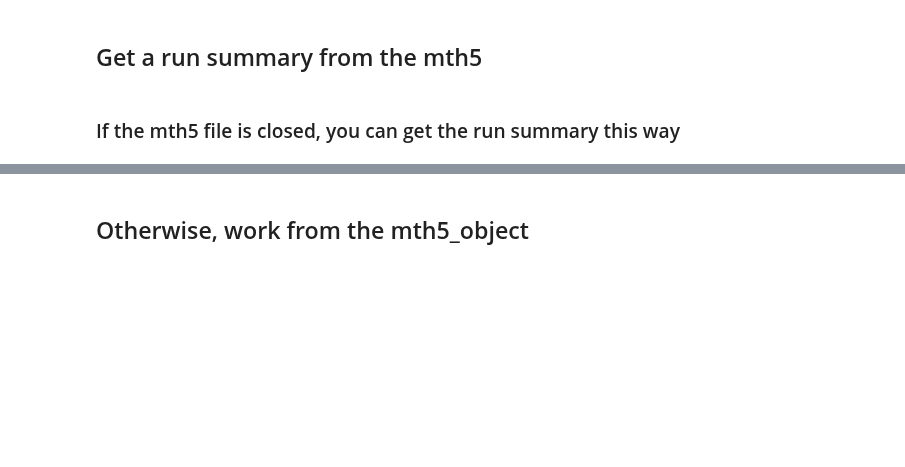
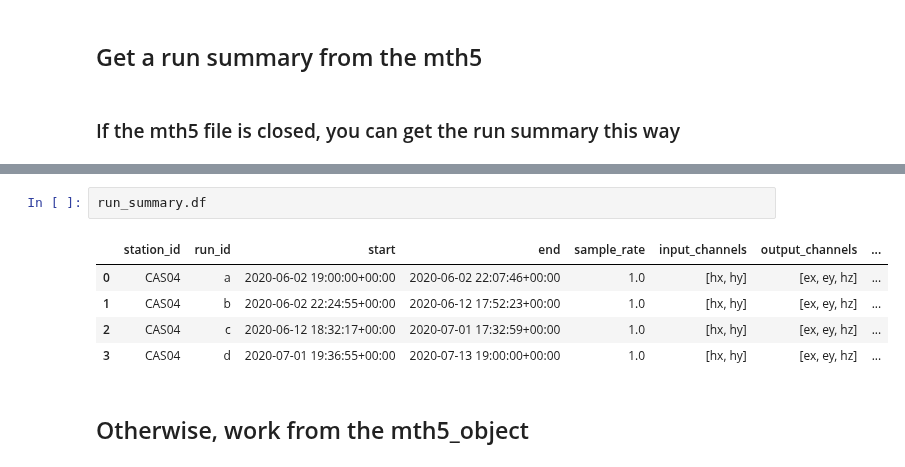
Before and after one commit to simpeg/aurora, a Jupyter notebook: docs/examples/operate_aurora.ipynb, the cells around one changed output, grey strips where cells are left out. Drawn from its saved outputs; the diff is of its cells as text; blank space fills up the shorter version.

```diff
--- a/docs/examples/operate_aurora.ipynb
+++ b/docs/examples/operate_aurora.ipynb
@@ -272,3 +290,11 @@ print(run_summary.df)
+# %%
+run_summary.df
+# %% [output]
+|  | station_id | run_id | start | end | sample_rate | input_channels | output_channels | ... |
+| 0 | CAS04 | a | 2020-06-02 19:00:00+00:00 | 2020-06-02 22:07:46+00:00 | 1.0 | [hx, hy] | [ex, ey, hz] | ... |
+| 1 | CAS04 | b | 2020-06-02 22:24:55+00:00 | 2020-06-12 17:52:23+00:00 | 1.0 | [hx, hy] | [ex, ey, hz] | ... |
+| 2 | CAS04 | c | 2020-06-12 18:32:17+00:00 | 2020-07-01 17:32:59+00:00 | 1.0 | [hx, hy] | [ex, ey, hz] | ... |
+| 3 | CAS04 | d | 2020-07-01 19:36:55+00:00 | 2020-07-13 19:00:00+00:00 | 1.0 | [hx, hy] | [ex, ey, hz] | ... |
 # %% [markdown]
 ## Otherwise, work from the mth5_object
 # %%
```
Also changed, not shown: parts of 19 cells of this notebook, 4 other files.
